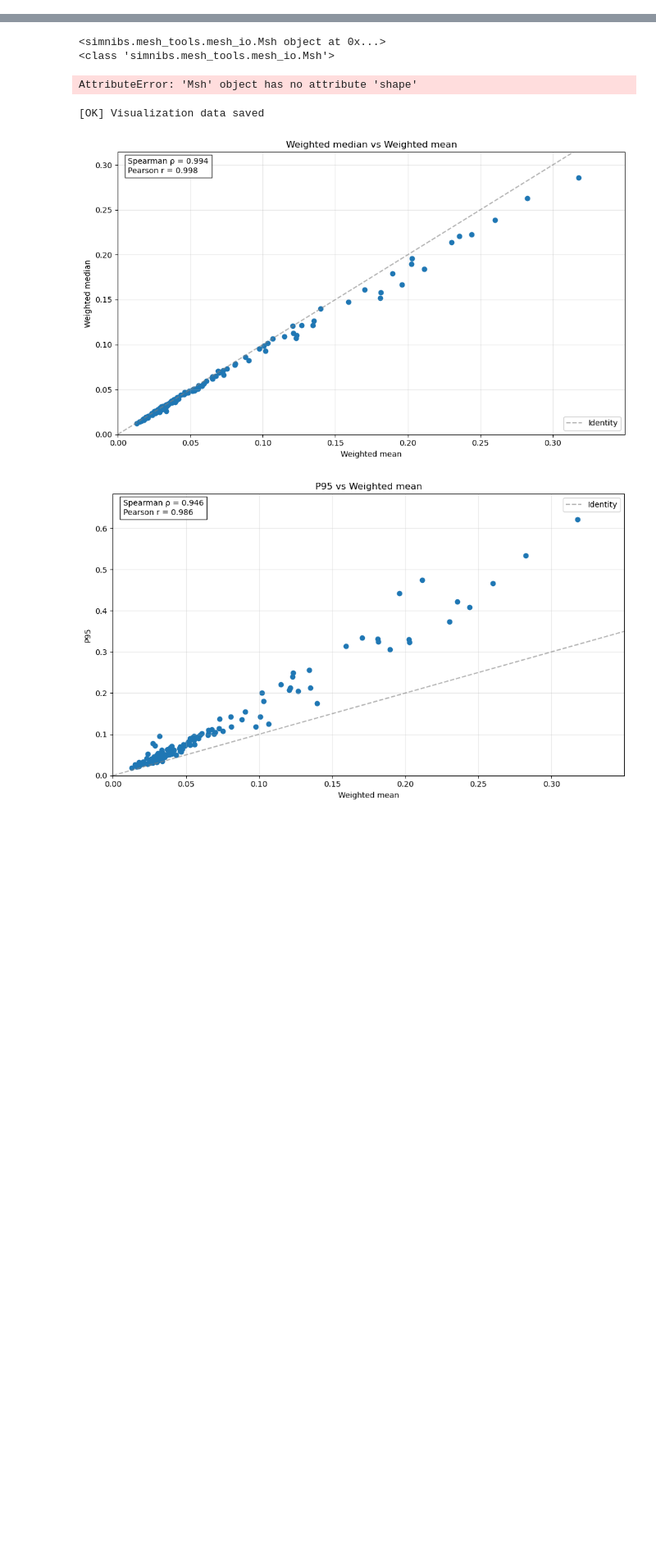
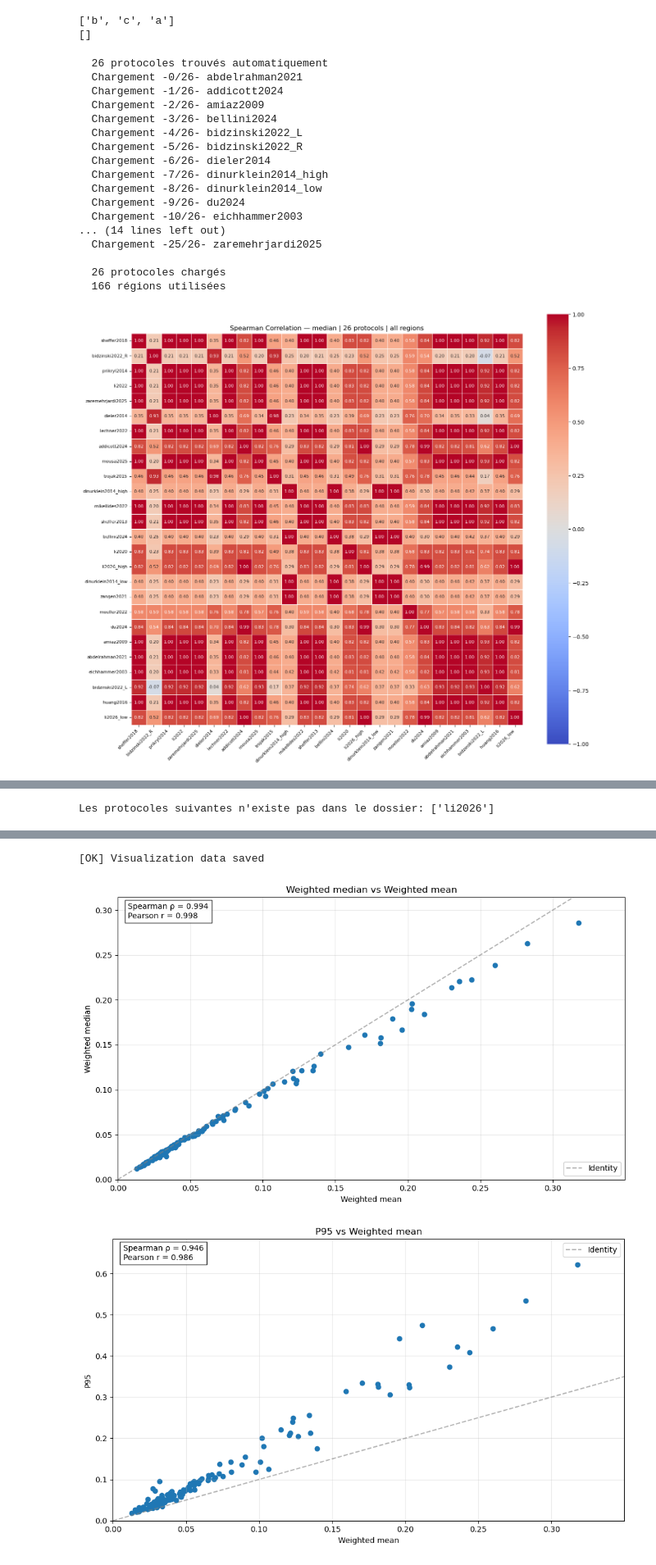
Before and after one commit to BastienBedard/SimNIBS_edits_2026, a Jupyter notebook: analysis/graph_TMS.ipynb, the cells around one changed output, grey strips where cells are left out. Shown at 82% size. Saved outputs shown, nothing was run; the diff lists cells and outputs as text; code cells hidden in the pictures; blank space fills up the shorter version.

```diff
--- a/analysis/graph_TMS.ipynb
+++ b/analysis/graph_TMS.ipynb
@@ -7,3 +8,56 @@ import sys
 from scipy.stats import spearmanr, pearsonr
 import nibabel as nib
 sys.path.append(str(Path.cwd().parent / "analysis"))
+# %%
+list1=["a", "b", "c"]
+list2=["a", "c", "d"]
+listt= list(set(list1) & set(list1))
+lis=list(set(listt) ^ set(list1))
+list3=None
+print(listt)
+print(lis)
+if len(listt) < len(list1):
+    print("yeah")
+if len(lis) >0:
+    print("yeah2")
+if list3 is not None and list(set(listt) ^ set(list3)):
+    print("dgds")
+# if listt not in list1:
+#     print("oh no!")
+# %% [output]
+['b', 'c', 'a']
+[]
+# %%
+# correlation map
+corr = CorrelationAnalysis(metric="median")
+
+# toutes les études, toutes les régions
+corr.plot_heatmap()
+
+# sous-ensemble d'études
+corr.plot_heatmap(study_ids=["eichhammer2003", "addicott2024", "li2020", "li2026_high"])
+
+# toutes les études mais top 20 régions seulement
+corr.plot_heatmap(n_regions=20)
+
+# sous-ensemble d'études ET top 20 régions
+corr.plot_heatmap(study_ids=["eichhammer2003", "addicott2024", "li2020", "li2022", "li2026_high", "li2026_low", "li2026"], n_regions=20)
+# %% [output]
+  26 protocoles trouvés automatiquement
+  Chargement -0/26- abdelrahman2021
+  Chargement -1/26- addicott2024
+  Chargement -2/26- amiaz2009
+  Chargement -3/26- bellini2024
+  Chargement -4/26- bidzinski2022_L
+  Chargement -5/26- bidzinski2022_R
+  Chargement -6/26- dieler2014
+  Chargement -7/26- dinurklein2014_high
+  Chargement -8/26- dinurklein2014_low
+  Chargement -9/26- du2024
+  Chargement -10/26- eichhammer2003
+... (14 lines left out)
+  Chargement -25/26- zaremehrjardi2025
+
+  26 protocoles chargés
+  166 régions utilisées
+[figure, added]
@@ -9,0 +66 @@ sys.path.append(str(Path.cwd().parent / "analysis"))
+Les protocoles suivantes n'existe pas dans le dossier: ['li2026']
@@ -11,14 +69,6 @@ sys.path.append(str(Path.cwd().parent / "analysis"))
 # ─── Study id ─────────────────
 study_id = "addicott2024"
 p = ProtocoleAnalysis(study_id=study_id, HO_atlas=False)
-# %%
-print(p.msh)
-print(type(p.msh))
-print(p.msh.shape())
-# %% [output]
-<simnibs.mesh_tools.mesh_io.Msh object at 0x...>
-<class 'simnibs.mesh_tools.mesh_io.Msh'>
-AttributeError: 'Msh' object has no attribute 'shape'
 # %%
 # # ── Sauvegarde des données pour plot_atlas.py ─────────────────────────────────
 # PROJECT_ROOT  = Path.cwd().parent
```
Also changed, not shown: parts of 2 cells of this notebook, 1 other file.
